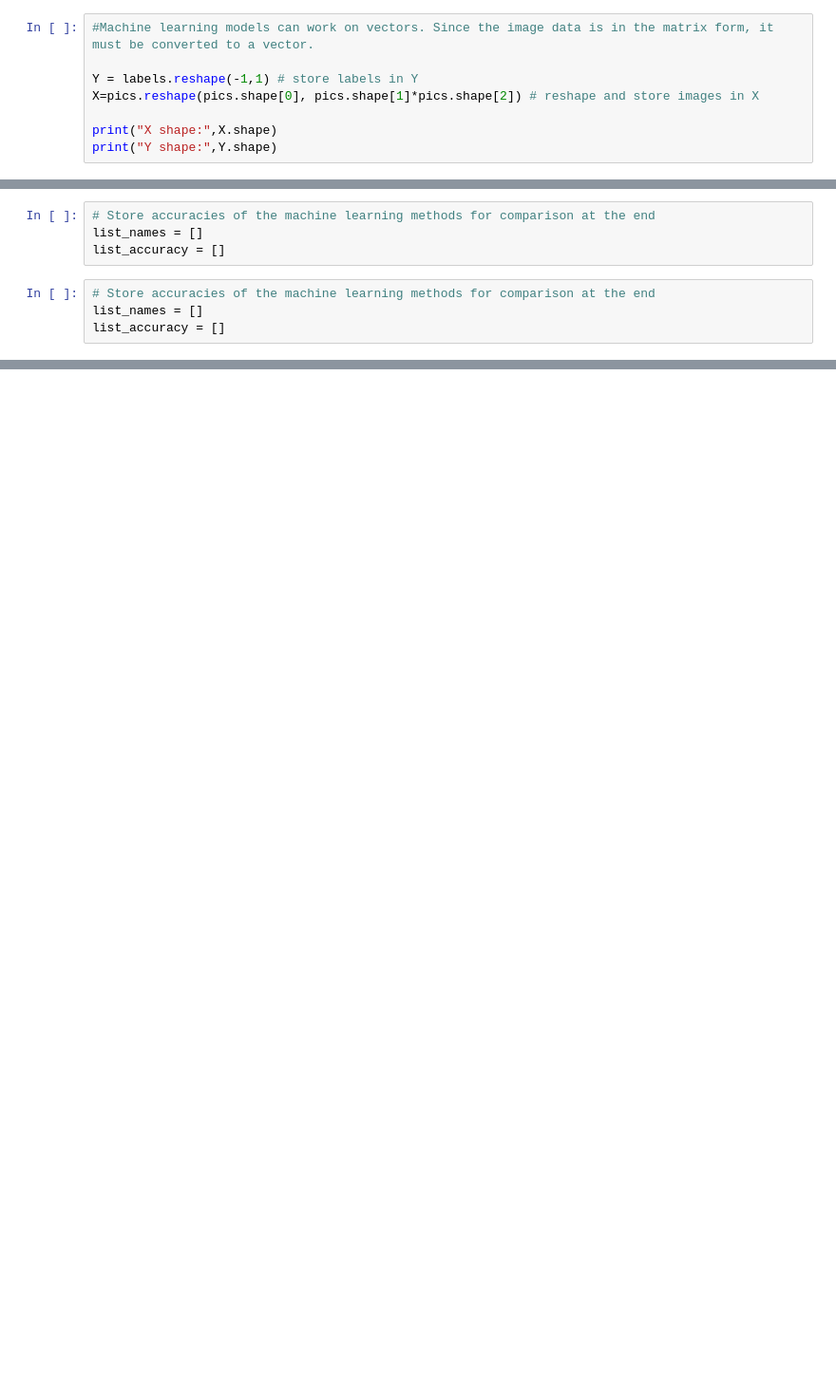
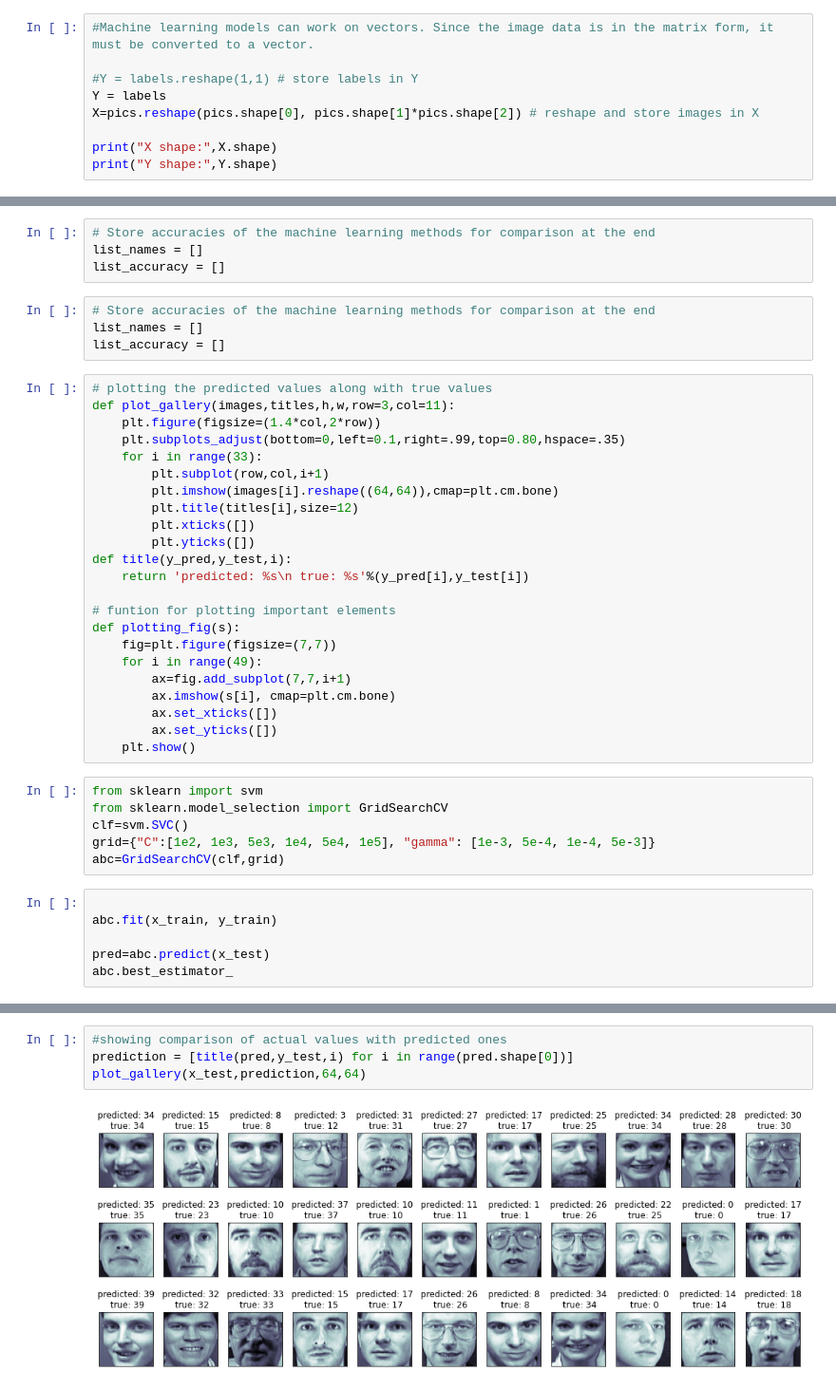
Before and after one commit to renatovalente5/AA-Projs, a Jupyter notebook: Project2/MLFinal.ipynb, the cells around one changed output, grey strips where cells are left out. Shown at 95% size. Drawn from its saved outputs; the diff is of its cells as text; blank space fills up the shorter version.

```diff
--- a/Project2/MLFinal.ipynb
+++ b/Project2/MLFinal.ipynb
@@ -45,7 +45,8 @@ plt.show()
 # %%
 #Machine learning models can work on vectors. Since the image data is in the matrix form, it must be converted to a vector.
 
-Y = labels.reshape(-1,1) # store labels in Y
+#Y = labels.reshape(1,1) # store labels in Y
+Y = labels
 X=pics.reshape(pics.shape[0], pics.shape[1]*pics.shape[2]) # reshape and store images in X
 
 print("X shape:",X.shape)
@@ -77,3 +78,38 @@ list_accuracy = []
 # Store accuracies of the machine learning methods for comparison at the end
 list_names = []
 list_accuracy = []
+# %%
+# plotting the predicted values along with true values
+def plot_gallery(images,titles,h,w,row=3,col=11):
+    plt.figure(figsize=(1.4*col,2*row))
+    plt.subplots_adjust(bottom=0,left=0.1,right=.99,top=0.80,hspace=.35)
+    for i in range(33):
+        plt.subplot(row,col,i+1)
+        plt.imshow(images[i].reshape((64,64)),cmap=plt.cm.bone)
+        plt.title(titles[i],size=12)
+        plt.xticks([])
+        plt.yticks([])
+def title(y_pred,y_test,i):
+    return 'predicted: %s\n true: %s'%(y_pred[i],y_test[i])
+
+# funtion for plotting important elements
+def plotting_fig(s):
+    fig=plt.figure(figsize=(7,7))
+    for i in range(49):
+        ax=fig.add_subplot(7,7,i+1)
+        ax.imshow(s[i], cmap=plt.cm.bone)
+        ax.set_xticks([])
+        ax.set_yticks([])
+    plt.show()
+# %%
+from sklearn import svm
+from sklearn.model_selection import GridSearchCV
+clf=svm.SVC()
+grid={"C":[1e2, 1e3, 5e3, 1e4, 5e4, 1e5], "gamma": [1e-3, 5e-4, 1e-4, 5e-3]}
+abc=GridSearchCV(clf,grid)
+# %%
+
+abc.fit(x_train, y_train)
+
+pred=abc.predict(x_test)
+abc.best_estimator_
@@ -79,0 +122,6 @@ list_accuracy = []
+# %%
+#showing comparison of actual values with predicted ones
+prediction = [title(pred,y_test,i) for i in range(pred.shape[0])]
+plot_gallery(x_test,prediction,64,64)
+# %% [output]
+[figure, added]
```
Also changed, not shown: parts of 26 cells of this notebook, 2 other files.
